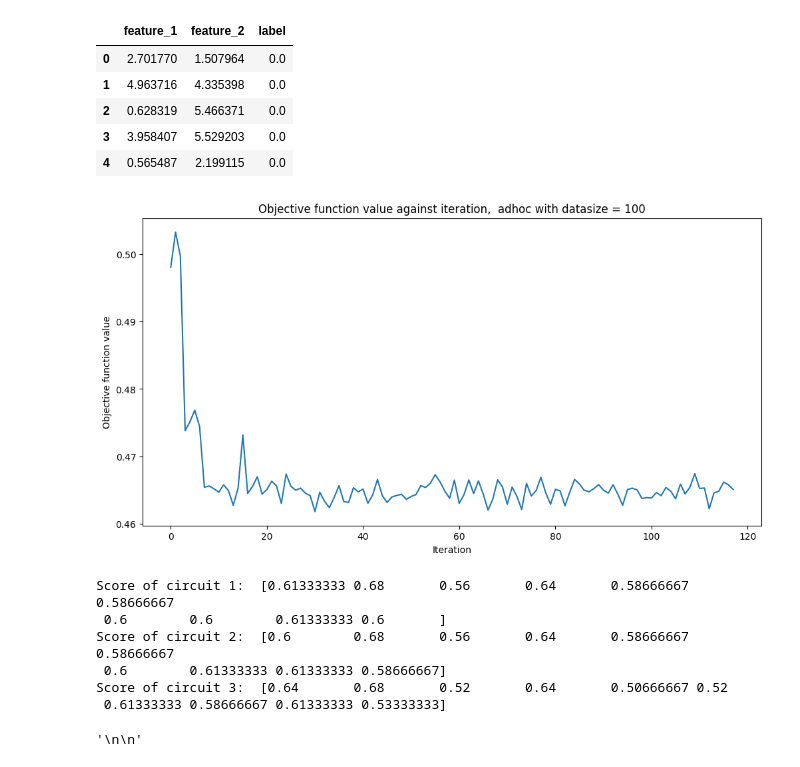
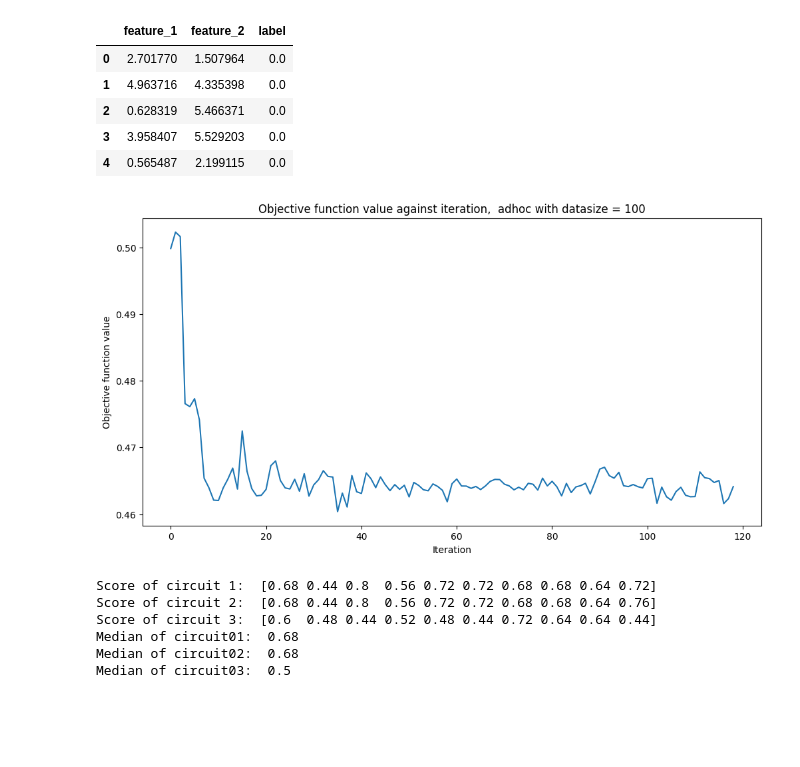
Before and after one commit to CoffeAddiict/QI_Project, a Jupyter notebook: adhoc_100.ipynb, the cells around one changed output. Saved outputs shown, nothing was run; the diff lists cells and outputs as text; code cells hidden in the pictures; blank space fills up the shorter version.

```diff
--- a/adhoc_100.ipynb
+++ b/adhoc_100.ipynb
@@ -155,7 +156,7 @@ cirtui2_score = []
 cirtui3_score = []
 
 
-for x in range(10):
+for x in tqdm(range(10)):
 
     # ======== setup data ========
 
@@ -187,7 +188,7 @@ for x in range(10):
 
     plt.rcParams["figure.figsize"] = (6, 3)
 
-    cirtui1_score = np.append(cirtui1_score, circuit1_classifier.score(features, labels))
+    cirtui1_score = np.append(cirtui1_score, circuit1_classifier.score(features_test, labels_test))
 
     # ======== circuit 2 ========
 
@@ -207,50 +208,44 @@ for x in range(10):
 
     circuit2_classifier.fit(features, labels)
 
     plt.rcParams["figure.figsize"] = (6, 3)
 
-    cirtui2_score = np.append(cirtui2_score, circuit2_classifier.score(features, labels))
+    cirtui2_score = np.append(cirtui2_score, circuit2_classifier.score(features_test, labels_test))
 
     # ======== circuit 3 ========
 
     circuit3_qnn = CircuitQNN(circuit=circuit03,
                          input_params=circuit03.parameters[0:2],
                          weight_params=circuit03.parameters[2:],
                          interpret=parity,
                          output_shape=output_shape,
                          quantum_instance=quantum_instance)
 
     circuit3_classifier= NeuralNetworkClassifier(neural_network=circuit3_qnn,
                             optimizer=COBYLA(),
                             callback=callback_graph)
 
     objective_func_vals = []
     plt.rcParams["figure.figsize"] = (12, 6)
 
     circuit3_classifier.fit(features, labels)
 
     plt.rcParams["figure.figsize"] = (6, 3)
 
-    cirtui3_score = np.append(cirtui3_score, circuit3_classifier.score(features, labels))
+    cirtui3_score = np.append(cirtui3_score, circuit3_classifier.score(features_test, labels_test))
 print('Score of circuit 1: ',cirtui1_score)
 print('Score of circuit 2: ',cirtui2_score)
 print('Score of circuit 3: ',cirtui3_score)
+
+import statistics
+print("Median of circuit01: ", str(statistics.median(cirtui1_score)))
+print("Median of circuit02: ", str(statistics.median(cirtui2_score)))
+print("Median of circuit03: ", str(statistics.median(cirtui3_score)))
 # %% [output]
-[figure, old version]
+[figure, new version]
-Score of circuit 1:  [0.61333333 0.68       0.56       0.64       0.58666667 0.58666667
- 0.6        0.6        0.61333333 0.6       ]
-Score of circuit 2:  [0.6        0.68       0.56       0.64       0.58666667 0.58666667
- 0.6        0.61333333 0.61333333 0.58666667]
-Score of circuit 3:  [0.64       0.68       0.52       0.64       0.50666667 0.52
- 0.61333333 0.58666667 0.61333333 0.53333333]
+Score of circuit 1:  [0.68 0.44 0.8  0.56 0.72 0.72 0.68 0.68 0.64 0.72]
+Score of circuit 2:  [0.68 0.44 0.8  0.56 0.72 0.72 0.68 0.68 0.64 0.76]
+Score of circuit 3:  [0.6  0.48 0.44 0.52 0.48 0.44 0.72 0.64 0.64 0.44]
+Median of circuit01:  0.68
+Median of circuit02:  0.68
+Median of circuit03:  0.5
-# %%
-"""
-Score of circuit 1:  [0.61333333 0.68       0.56       0.64       0.58666667 0.58666667
- 0.6        0.6        0.61333333 0.6       ]
-Score of circuit 2:  [0.6        0.68       0.56       0.64       0.58666667 0.58666667
- 0.6        0.61333333 0.61333333 0.58666667]
-Score of circuit 3:  [0.64       0.68       0.52       0.64       0.50666667 0.52
- 0.61333333 0.58666667 0.61333333 0.53333333]
-"""
-# %% [output]
-'\n\n'
```
Also changed, not shown: parts of 2 cells of this notebook.
